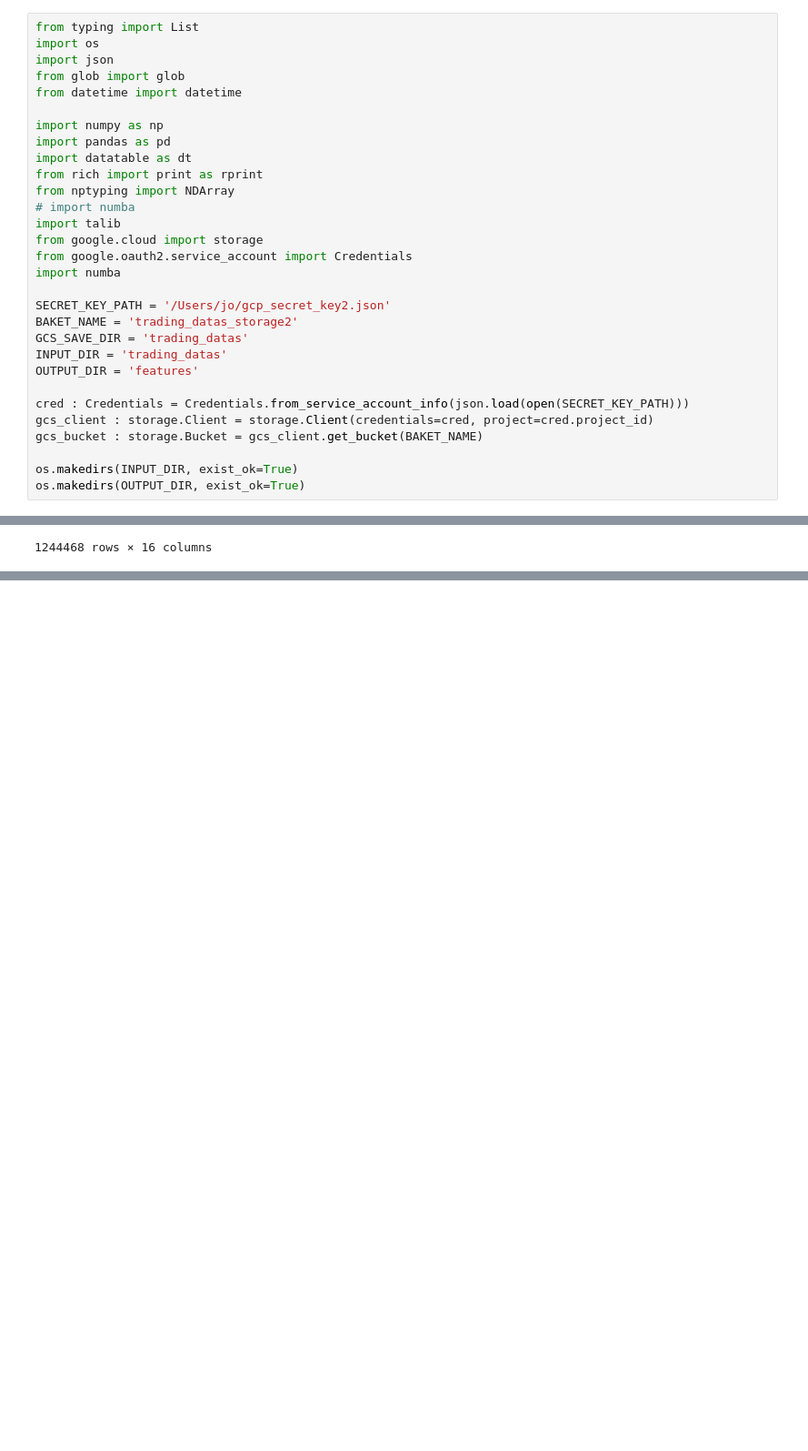
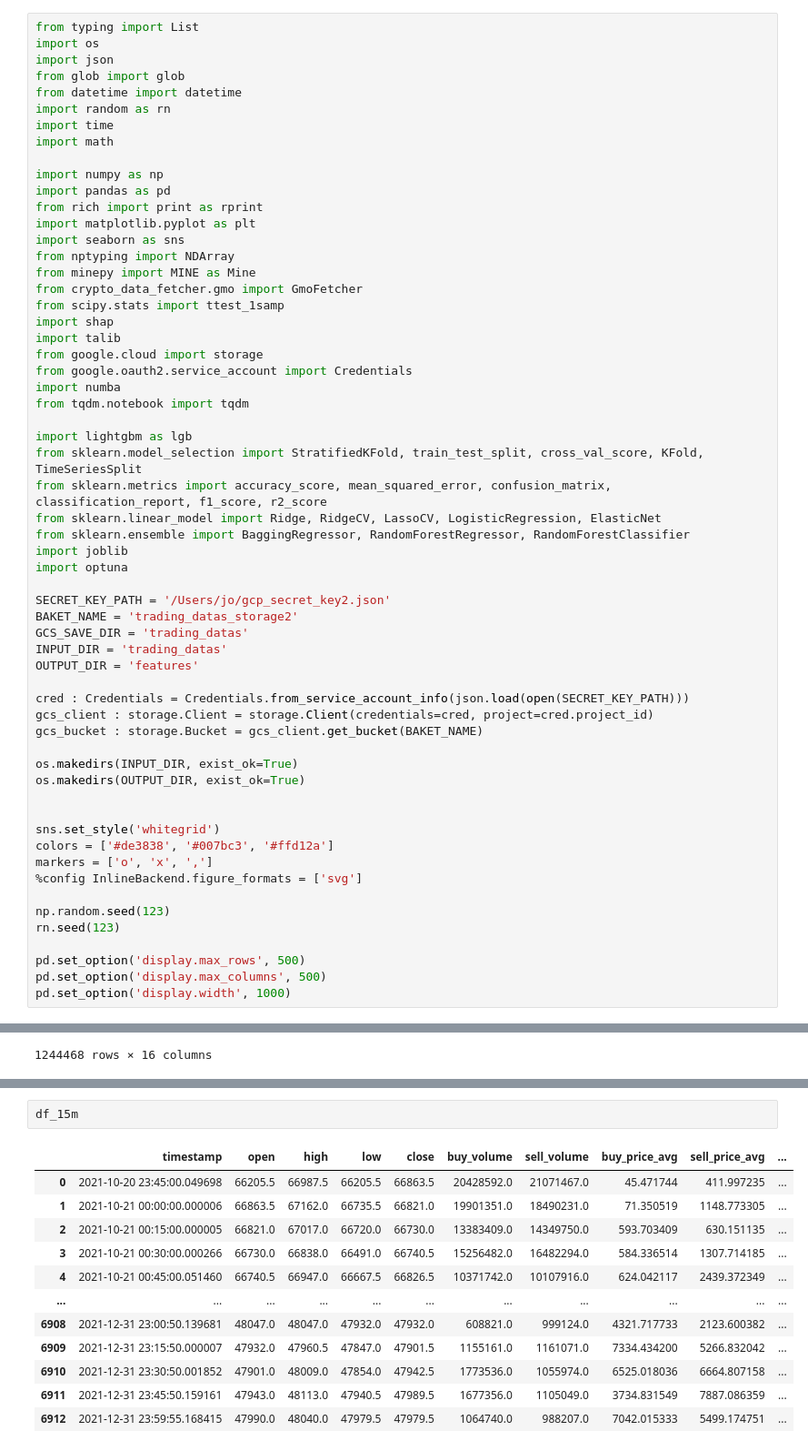
Before and after one commit to Joichiro433/MLtrading, a Jupyter notebook: notebook/bybit_ordertable/ML_bybit_orderbook.ipynb, the cells around one changed output, grey strips where cells are left out. Shown at 91% size. Saved outputs shown, nothing was run; the diff lists cells and outputs as text; blank space fills up the shorter version.

```diff
--- a/notebook/bybit_ordertable/ML_bybit_orderbook.ipynb
+++ b/notebook/bybit_ordertable/ML_bybit_orderbook.ipynb
@@ -4,17 +4,33 @@ import os
 import json
 from glob import glob
 from datetime import datetime
+import random as rn
+import time
+import math
 
 import numpy as np
 import pandas as pd
-import datatable as dt
 from rich import print as rprint
+import matplotlib.pyplot as plt
+import seaborn as sns
 from nptyping import NDArray
-# import numba
+from minepy import MINE as Mine
+from crypto_data_fetcher.gmo import GmoFetcher
+from scipy.stats import ttest_1samp
+import shap
 import talib
 from google.cloud import storage
 from google.oauth2.service_account import Credentials
 import numba
+from tqdm.notebook import tqdm
+
+import lightgbm as lgb
+from sklearn.model_selection import StratifiedKFold, train_test_split, cross_val_score, KFold, TimeSeriesSplit
+from sklearn.metrics import accuracy_score, mean_squared_error, confusion_matrix, classification_report, f1_score, r2_score
+from sklearn.linear_model import Ridge, RidgeCV, LassoCV, LogisticRegression, ElasticNet
+from sklearn.ensemble import BaggingRegressor, RandomForestRegressor, RandomForestClassifier
+import joblib
+import optuna
 
 SECRET_KEY_PATH = '/Users/jo/gcp_secret_key2.json'
 BAKET_NAME = 'trading_datas_storage2'
@@ -28,6 +44,19 @@ gcs_bucket : storage.Bucket = gcs_client.get_bucket(BAKET_NAME)
 
 os.makedirs(INPUT_DIR, exist_ok=True)
 os.makedirs(OUTPUT_DIR, exist_ok=True)
+
+
+sns.set_style('whitegrid')
+colors = ['#de3838', '#007bc3', '#ffd12a']
+markers = ['o', 'x', ',']
+%config InlineBackend.figure_formats = ['svg']
+
+np.random.seed(123)
+rn.seed(123)
+
+pd.set_option('display.max_rows', 500)
+pd.set_option('display.max_columns', 500)
+pd.set_option('display.width', 1000)
 # %%
 !pwd
 # %% [output]
@@ -174,0 +300,15 @@ df_15m.to_pickle('df_bybit_15m.pkl.bz2')
+# %%
+df_15m
+# %% [output]
+|  | timestamp | open | high | low | close | buy_volume | sell_volume | buy_price_avg | sell_price_avg | ... |
+| 0 | 2021-10-20 23:45:00.049698 | 66205.5 | 66987.5 | 66205.5 | 66863.5 | 20428592.0 | 21071467.0 | 45.471744 | 411.997235 | ... |
+| 1 | 2021-10-21 00:00:00.000006 | 66863.5 | 67162.0 | 66735.5 | 66821.0 | 19901351.0 | 18490231.0 | 71.350519 | 1148.773305 | ... |
+| 2 | 2021-10-21 00:15:00.000005 | 66821.0 | 67017.0 | 66720.0 | 66730.0 | 13383409.0 | 14349750.0 | 593.703409 | 630.151135 | ... |
+| 3 | 2021-10-21 00:30:00.000266 | 66730.0 | 66838.0 | 66491.0 | 66740.5 | 15256482.0 | 16482294.0 | 584.336514 | 1307.714185 | ... |
+| 4 | 2021-10-21 00:45:00.051460 | 66740.5 | 66947.0 | 66667.5 | 66826.5 | 10371742.0 | 10107916.0 | 624.042117 | 2439.372349 | ... |
+| ... | ... | ... | ... | ... | ... | ... | ... | ... | ... | ... |
+| 6908 | 2021-12-31 23:00:50.139681 | 48047.0 | 48047.0 | 47932.0 | 47932.0 | 608821.0 | 999124.0 | 4321.717733 | 2123.600382 | ... |
+| 6909 | 2021-12-31 23:15:50.000007 | 47932.0 | 47960.5 | 47847.0 | 47901.5 | 1155161.0 | 1161071.0 | 7334.434200 | 5266.832042 | ... |
+| 6910 | 2021-12-31 23:30:50.001852 | 47901.0 | 48009.0 | 47854.0 | 47942.5 | 1773536.0 | 1055974.0 | 6525.018036 | 6664.807158 | ... |
+| 6911 | 2021-12-31 23:45:50.159161 | 47943.0 | 48113.0 | 47940.5 | 47989.5 | 1677356.0 | 1105049.0 | 3734.831549 | 7887.086359 | ... |
+| 6912 | 2021-12-31 23:59:55.168415 | 47990.0 | 48040.0 | 47979.5 | 47979.5 | 1064740.0 | 988207.0 | 7042.015333 | 5499.174751 | ... |
```
Also changed, not shown: parts of 19 cells of this notebook, 2 other files.
